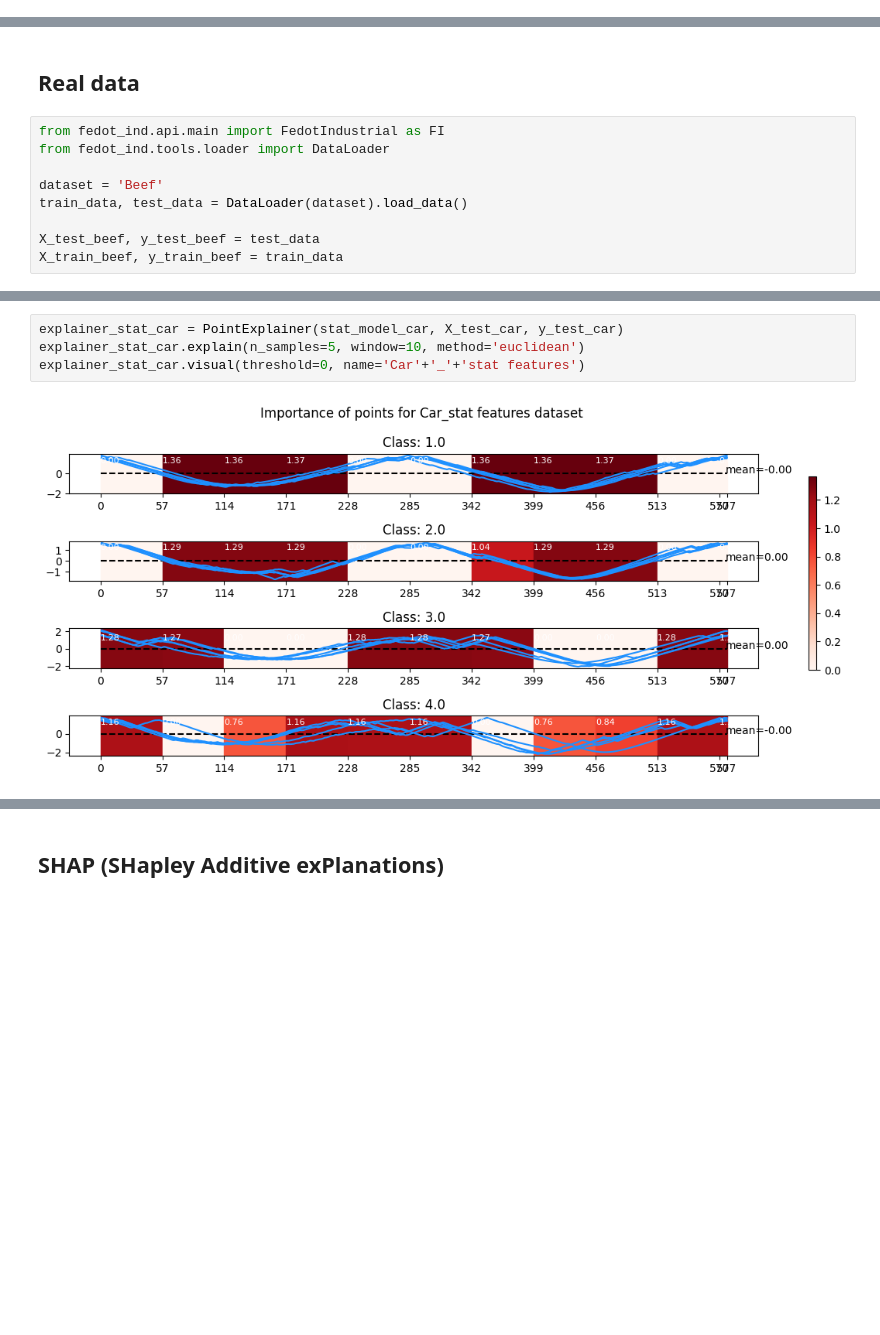
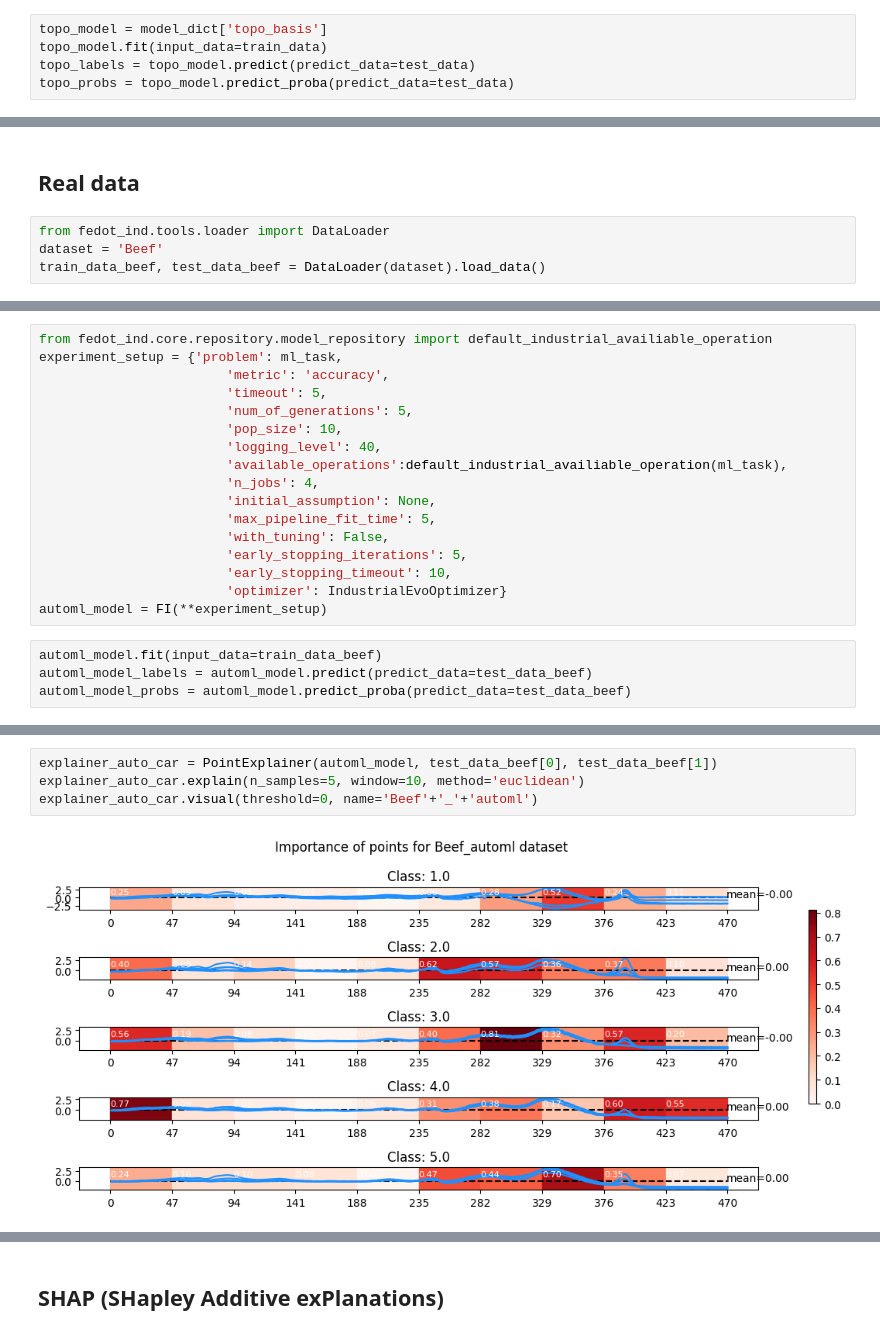
Before and after one commit to aimclub/Fedot.Industrial, a Jupyter notebook: examples/explainability.ipynb, the cells around one changed output, grey strips where cells are left out. Cells and saved outputs as stored; diff of their text form; blank space fills up the shorter version.

Commit message:
Refactoring API methods, update model and constant repo, minor fixes

```diff
--- a/examples/explainability.ipynb
+++ b/examples/explainability.ipynb
@@ -130,0 +103,5 @@ explainer.visual(threshold=0, name='Custom'+'_'+distance)
+# %%
+topo_model = model_dict['topo_basis']
+topo_model.fit(input_data=train_data)
+topo_labels = topo_model.predict(predict_data=test_data)
+topo_probs = topo_model.predict_proba(predict_data=test_data)
@@ -131,11 +118,6 @@ explainer.visual(threshold=0, name='Custom'+'_'+distance)
 # %% [markdown]
 ## Real data
 # %%
-from fedot_ind.api.main import FedotIndustrial as FI
 from fedot_ind.tools.loader import DataLoader
-
 dataset = 'Beef'
-train_data, test_data = DataLoader(dataset).load_data()
-
-X_test_beef, y_test_beef = test_data
-X_train_beef, y_train_beef = train_data
+train_data_beef, test_data_beef = DataLoader(dataset).load_data()
@@ -243,0 +191,21 @@ stat_model_car.get_metrics(target=y_test_car, metric_names=['f1'])
+# %%
+from fedot_ind.core.repository.model_repository import default_industrial_availiable_operation
+experiment_setup = {'problem': ml_task,
+                        'metric': 'accuracy',
+                        'timeout': 5,
+                        'num_of_generations': 5,
+                        'pop_size': 10,
+                        'logging_level': 40,
+                        'available_operations':default_industrial_availiable_operation(ml_task),
+                        'n_jobs': 4,
+                        'initial_assumption': None,
+                        'max_pipeline_fit_time': 5,
+                        'with_tuning': False,
+                        'early_stopping_iterations': 5,
+                        'early_stopping_timeout': 10,
+                        'optimizer': IndustrialEvoOptimizer}
+automl_model = FI(**experiment_setup)
+# %%
+automl_model.fit(input_data=train_data_beef)
+automl_model_labels = automl_model.predict(predict_data=test_data_beef)
+automl_model_probs = automl_model.predict_proba(predict_data=test_data_beef)
@@ -244,6 +339,6 @@ stat_model_car.get_metrics(target=y_test_car, metric_names=['f1'])
 # %%
-explainer_stat_car = PointExplainer(stat_model_car, X_test_car, y_test_car)
-explainer_stat_car.explain(n_samples=5, window=10, method='euclidean')
-explainer_stat_car.visual(threshold=0, name='Car'+'_'+'stat features')
+explainer_auto_car = PointExplainer(automl_model, test_data_beef[0], test_data_beef[1])
+explainer_auto_car.explain(n_samples=5, window=10, method='euclidean')
+explainer_auto_car.visual(threshold=0, name='Beef'+'_'+'automl')
 # %% [output]
-[figure, old version]
+[figure, new version]
```
Also changed, not shown: parts of 45 cells of this notebook, 9 other files.
